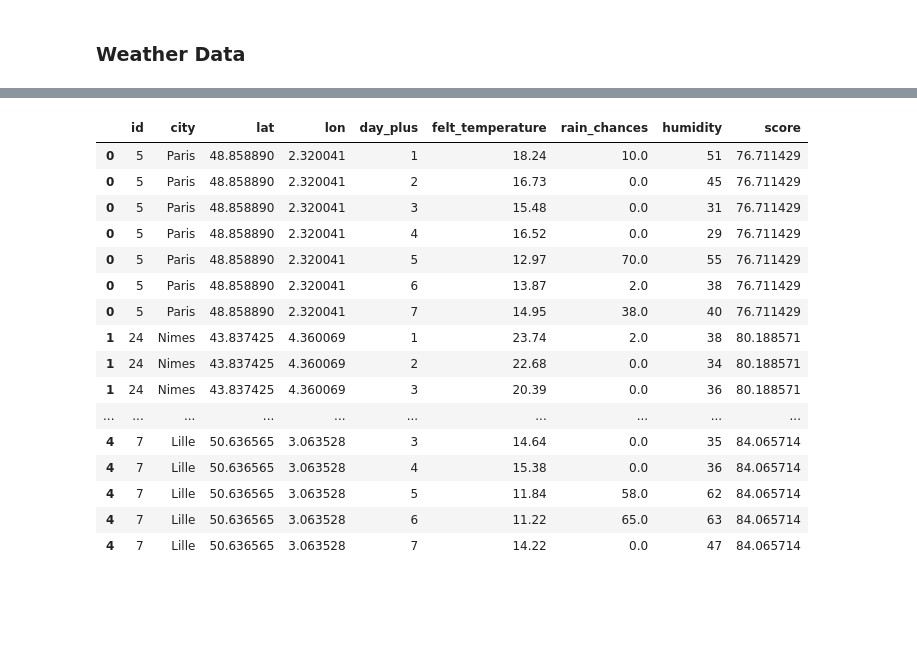
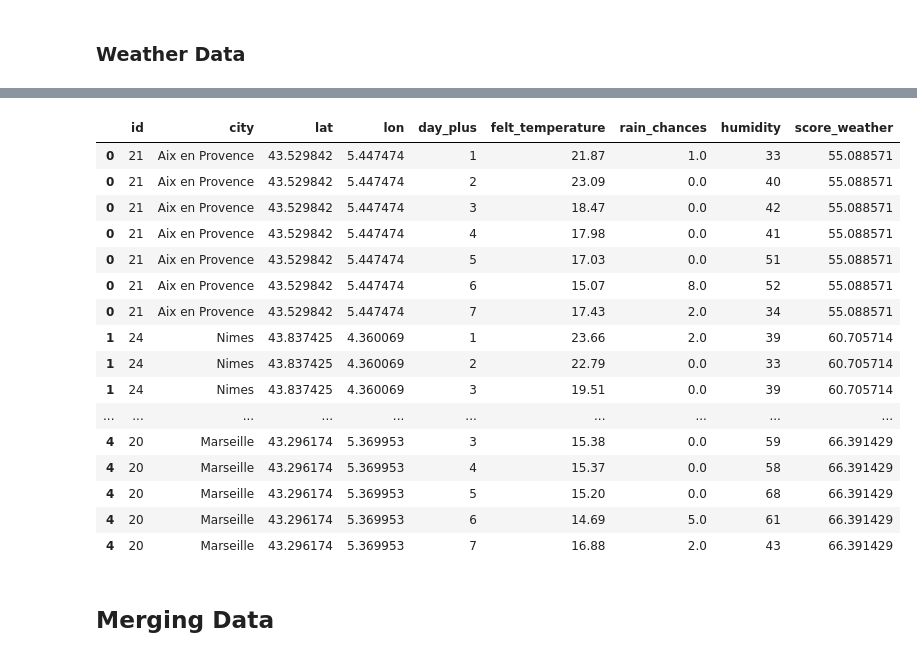
Before and after one commit to GuillaumeArp/Kayak_Project, a Jupyter notebook: kayak.ipynb, the cells around one changed output, grey strips where cells are left out. Saved outputs shown, nothing was run; the diff lists cells and outputs as text; code cells hidden in the pictures; blank space fills up the shorter version.

```diff
--- a/kayak.ipynb
+++ b/kayak.ipynb
@@ -127,6 +134,6 @@ df.head()
 # %%
 for i in range (len(df["location"])):
-    df["name"][i] = df["name"][i][0:20]
-    df["url"][i] = df["url"][i][0:20]
+    df["name"][i] = df["name"][i][:20]
+    df["url"][i] = df["url"][i][:20]
 # %%
 df[df['url'].isna()]
@@ -133,8 +142,8 @@ df[df['url'].isna()]
 # %%
-df["lat"] = 0
-df["lon"] = 0
-df["description"] = "test"
-df["score"] = 0.0
+lat_full = []
+lon_full = []
+description_full = []
+score_full = []
 
 navigator = 'Mozilla/5.0 (Macintosh; Intel Mac OS X 10_10_1)'
 
@@ -143,16 +152,15 @@ for i in range(len(df["url"])):
     lon_list = []
     description_list = []
     score_list = []
-
     hotel_list = df["url"][i]
 
-    for i2 in hotel_list:
+    for j in hotel_list:
 
         try:
-            page = requests.get(i2, headers={'User-Agent': navigator})
+            page = requests.get(j, headers={'User-Agent': navigator})
             soup = BeautifulSoup(page.text, 'html.parser')
         except:
-            page = requests.get(i2, headers={'User-Agent': navigator})
+            page = requests.get(j, headers={'User-Agent': navigator})
             soup = BeautifulSoup(page.text, 'html.parser')
 
         lat_list.append(soup.select('p.address.address_clean a')[0].get("data-atlas-latlng").split(",")[0])
@@ -168,9 +176,14 @@ for i in range(len(df["url"])):
 
         time.sleep(1.4)
 
-    df["lat"][i] = lat_list
-    df["lon"][i] = lon_list
-    df["description"][i] = description_list
-    df["score"][i] = score_list
+    lat_full.append(lat_list)
+    lon_full.append(lon_list)
+    description_full.append(description_list)
+    score_full.append(score_list)
 
     print (f"city {df['location'].iloc[i]} done")
+
+df["lat"] = lat_full
+df["lon"] = lon_full
+df["description"] = description_full
+df["score"] = score_full
@@ -177,9 +208,7 @@ for i in range(len(df["url"])):
 # %%
-df["location"] = df["location"].str.replace("+", " ")
+df["location"] = df["location"].str.replace("+", " ", regex=True)
 df = df.set_index("location")
 df = df.reindex(cities)
 df.reset_index(inplace=True)
-
 df.reset_index(inplace=True)
 df.rename(columns={'index': 'id'}, inplace=True)
-df.head(2)
@@ -292,7 +344,7 @@ def get_weather(df):
     df_new['felt_temperature'] = temps_list
     df_new['rain_chances'] = rain_pop
     df_new['humidity'] = humidity_list
-    df_new['score'] = df_new.apply(lambda x: ((35 - np.mean(x['felt_temperature'])) * 2) + np.mean(x['rain_chances']) + (np.mean(x['humidity']) / 2), axis=1)
+    df_new['score_weather'] = df_new.apply(lambda x: ((35 - np.mean(x['felt_temperature'])) * 2) + np.mean(x['rain_chances']) + (np.mean(x['humidity']) / 2), axis=1)
 
     return df_new
 # %%
@@ -319,33 +371,33 @@ df_full.head(20)
 # %%
 def df_map(df):
 
-    df_sorted = df_full.sort_values('score').head()
+    df_sorted = df_full.sort_values('score_weather').head()
     df_sorted.reset_index(inplace=True, drop=True)
     df_sorted = df_sorted.apply(pd.Series.explode)
     df_sorted[['lat', 'lon', 'day_plus', 'felt_temperature', 'rain_chances', 'humidity']] = df_sorted[['lat', 'lon', 'day_plus', 'felt_temperature', 'rain_chances', 'humidity']].apply(pd.to_numeric)
     return df_sorted
 
 df_plotly = df_map(df_full)
 
 df_plotly
 # %% [output]
-|  | id | city | lat | lon | day_plus | felt_temperature | rain_chances | humidity | score |
-| 0 | 5 | Paris | 48.858890 | 2.320041 | 1 | 18.24 | 10.0 | 51 | 76.711429 |
-| 0 | 5 | Paris | 48.858890 | 2.320041 | 2 | 16.73 | 0.0 | 45 | 76.711429 |
-| 0 | 5 | Paris | 48.858890 | 2.320041 | 3 | 15.48 | 0.0 | 31 | 76.711429 |
-| 0 | 5 | Paris | 48.858890 | 2.320041 | 4 | 16.52 | 0.0 | 29 | 76.711429 |
-| 0 | 5 | Paris | 48.858890 | 2.320041 | 5 | 12.97 | 70.0 | 55 | 76.711429 |
-| 0 | 5 | Paris | 48.858890 | 2.320041 | 6 | 13.87 | 2.0 | 38 | 76.711429 |
-| 0 | 5 | Paris | 48.858890 | 2.320041 | 7 | 14.95 | 38.0 | 40 | 76.711429 |
-| 1 | 24 | Nimes | 43.837425 | 4.360069 | 1 | 23.74 | 2.0 | 38 | 80.188571 |
-| 1 | 24 | Nimes | 43.837425 | 4.360069 | 2 | 22.68 | 0.0 | 34 | 80.188571 |
-| 1 | 24 | Nimes | 43.837425 | 4.360069 | 3 | 20.39 | 0.0 | 36 | 80.188571 |
+|  | id | city | lat | lon | day_plus | felt_temperature | rain_chances | humidity | score_weather |
+| 0 | 21 | Aix en Provence | 43.529842 | 5.447474 | 1 | 21.87 | 1.0 | 33 | 55.088571 |
+| 0 | 21 | Aix en Provence | 43.529842 | 5.447474 | 2 | 23.09 | 0.0 | 40 | 55.088571 |
+| 0 | 21 | Aix en Provence | 43.529842 | 5.447474 | 3 | 18.47 | 0.0 | 42 | 55.088571 |
+| 0 | 21 | Aix en Provence | 43.529842 | 5.447474 | 4 | 17.98 | 0.0 | 41 | 55.088571 |
+| 0 | 21 | Aix en Provence | 43.529842 | 5.447474 | 5 | 17.03 | 0.0 | 51 | 55.088571 |
+| 0 | 21 | Aix en Provence | 43.529842 | 5.447474 | 6 | 15.07 | 8.0 | 52 | 55.088571 |
+| 0 | 21 | Aix en Provence | 43.529842 | 5.447474 | 7 | 17.43 | 2.0 | 34 | 55.088571 |
+| 1 | 24 | Nimes | 43.837425 | 4.360069 | 1 | 23.66 | 2.0 | 39 | 60.705714 |
+| 1 | 24 | Nimes | 43.837425 | 4.360069 | 2 | 22.79 | 0.0 | 33 | 60.705714 |
+| 1 | 24 | Nimes | 43.837425 | 4.360069 | 3 | 19.51 | 0.0 | 39 | 60.705714 |
 | ... | ... | ... | ... | ... | ... | ... | ... | ... | ... |
-| 4 | 7 | Lille | 50.636565 | 3.063528 | 3 | 14.64 | 0.0 | 35 | 84.065714 |
-| 4 | 7 | Lille | 50.636565 | 3.063528 | 4 | 15.38 | 0.0 | 36 | 84.065714 |
-| 4 | 7 | Lille | 50.636565 | 3.063528 | 5 | 11.84 | 58.0 | 62 | 84.065714 |
-| 4 | 7 | Lille | 50.636565 | 3.063528 | 6 | 11.22 | 65.0 | 63 | 84.065714 |
-| 4 | 7 | Lille | 50.636565 | 3.063528 | 7 | 14.22 | 0.0 | 47 | 84.065714 |
+| 4 | 20 | Marseille | 43.296174 | 5.369953 | 3 | 15.38 | 0.0 | 59 | 66.391429 |
+| 4 | 20 | Marseille | 43.296174 | 5.369953 | 4 | 15.37 | 0.0 | 58 | 66.391429 |
+| 4 | 20 | Marseille | 43.296174 | 5.369953 | 5 | 15.20 | 0.0 | 68 | 66.391429 |
+| 4 | 20 | Marseille | 43.296174 | 5.369953 | 6 | 14.69 | 5.0 | 61 | 66.391429 |
+| 4 | 20 | Marseille | 43.296174 | 5.369953 | 7 | 16.88 | 2.0 | 43 | 66.391429 |
 # %%
 px.set_mapbox_access_token(open(".mapbox_token").read())
 fig = px.scatter_mapbox(
@@ -371,3 +423,5 @@ fig = px.scatter_mapbox(
 
 fig.update_layout(width = 1300, height = 800, template='plotly_dark' ,title='Weather')
 fig.show()
+# %% [markdown]
+## Merging Data
```
Also changed, not shown: parts of 13 cells of this notebook, 2 other files.
